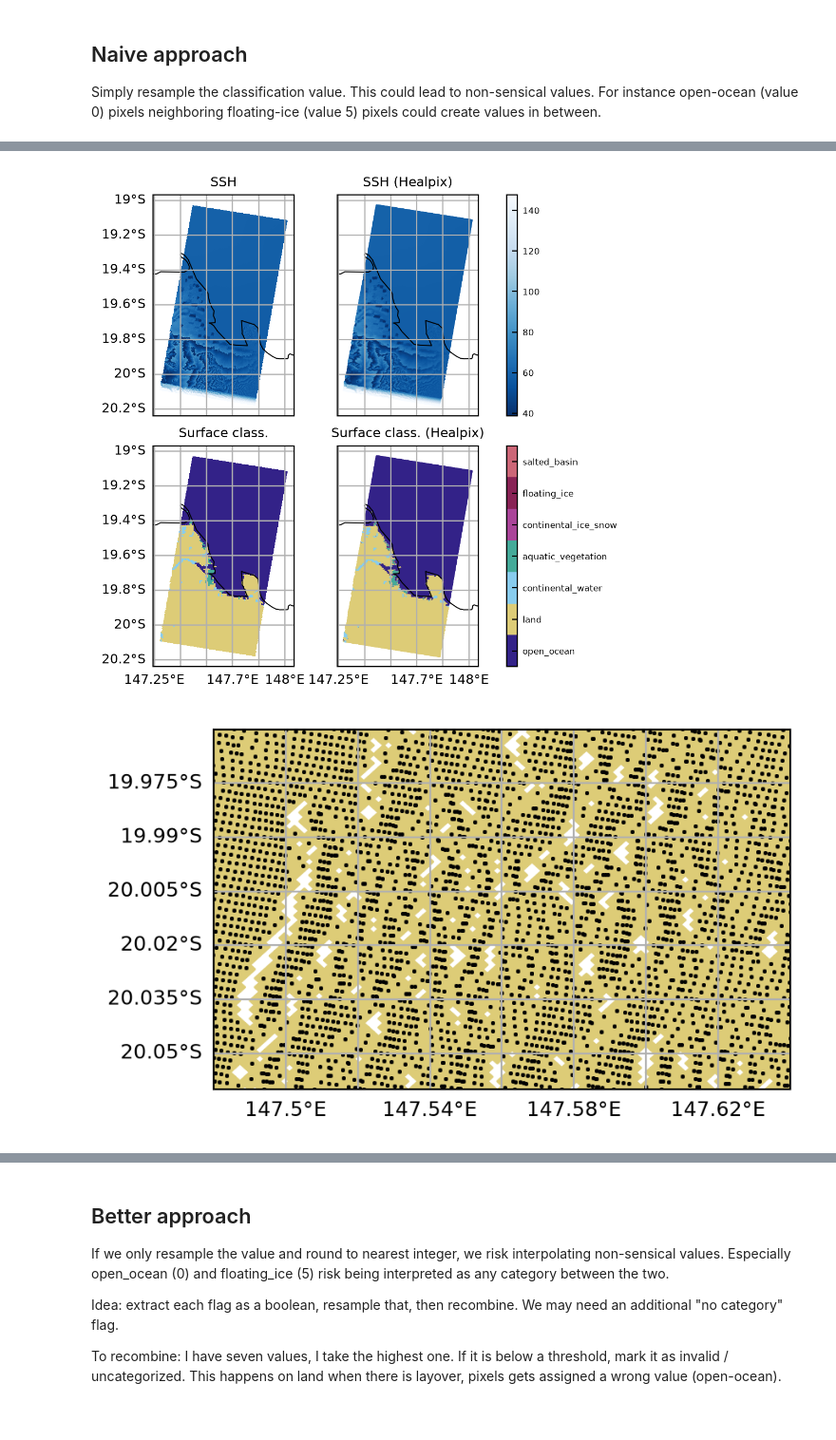
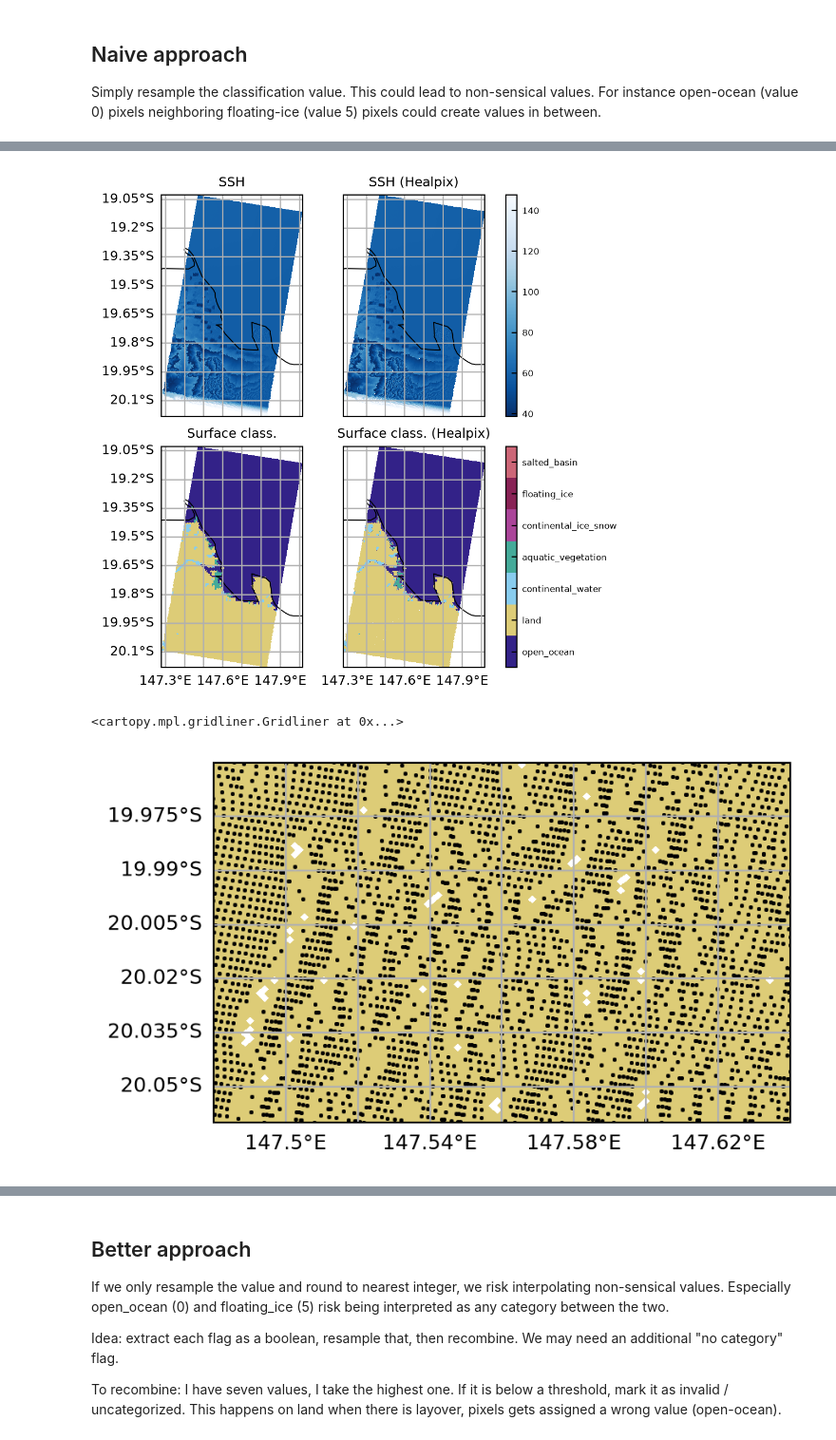
Before and after one commit to Descanonge/SWOT-Healpix, a Jupyter notebook: swot_healpix/resample/flags.ipynb, the cells around one changed output, grey strips where cells are left out. Shown at 95% size. Saved outputs shown, nothing was run; the diff lists cells and outputs as text; code cells hidden in the pictures.

```diff
--- a/swot_healpix/resample/flags.ipynb
+++ b/swot_healpix/resample/flags.ipynb
@@ -26,4 +25,6 @@ from swot_healpix.data import SWOT, check_target
 # 10: 6.3km
 level = 15
 
+healpix_grid = HealpixGrid(level=level, indexing_scheme="nested", ellipsoid="WGS84")
+
 track = SWOT(cycle=546, track=19, version="PGC0")
@@ -177,10 +171,11 @@ resampler = PSFResampler(
     lon_deg=lon,
     lat_deg=lat,
     level=level,
-    verbose=True
+    verbose=True,
+    sigma_m=300
 )
 
 class_hp = resampler.resample(class_1d, lam=0.1)
-ssh_hp = resampler.resample(ssh_1d, lam=1.0)
+ssh_hp = resampler.resample(ssh_1d, lam=0.1)
 # %% [output]
 [PSFResampler] area not provided and no shared-latitude-ring structure detected: falling back to a uniform weight of 1.0 per sample.
@@ -224,57 +225,57 @@ im_ssh = swath.ssh_karin_2.plot.pcolormesh(
 axes[0, 0].set_title("SSH")
 
 # SSH Healpix
-vertices = np.stack(
-    healpix_geo.nested.vertices(ssh_hp.cell_ids, depth=level, ellipsoid="WGS84"),
-    axis=-1,
+healpix_pcolormesh(
+    ssh_hp.cell_ids,
+    ssh_hp.cell_data,
+    healpix_grid=healpix_grid,
+    level_tile=7,
+    cmap="Blues_r",
+    vmin=ssh_vmin,
+    vmax=ssh_vmax,
+    ax=axes[0, 1],
 )
-colorizer = plt.Colorizer("Blues_r", norm=plt.Normalize(ssh_vmin, ssh_vmax))
-colors = colorizer.to_rgba(ssh_hp.cell_data)
-polys = PolyCollection(vertices[:-1], ec=colors, fc=colors)
-axes[0, 1].add_collection(polys)
-
 fig.colorbar(im_ssh, ax=axes[0])
 axes[0, 1].set_title("SSH (Healpix)")
 
 # Classification
 im_cls = classification.plot.pcolormesh(
     x="longitude",
     y="latitude",
     ax=axes[1, 0],
-    # cmap=tc.rainbow_PuRd,
     cmap=class_cmap,
     vmin=0,
     vmax=7,
     add_colorbar=False,
 )
 axes[1, 0].set_title("Surface class.")
 
 # Classification (Healpix)
-vertices = np.stack(
-    healpix_geo.nested.vertices(class_hp.cell_ids, depth=level, ellipsoid="WGS84"),
-    axis=-1,
+healpix_pcolormesh(
+    class_hp.cell_ids,
+    np.rint(class_hp.cell_data),
+    healpix_grid=healpix_grid,
+    level_tile=7,
+    vmin=0,
+    vmax=7,
+    cmap=class_cmap,
+    ax=axes[1, 1],
 )
-colors = np.array(class_cmap.colors)[np.rint(class_hp.cell_data).astype("i")]
-polys = PolyCollection(vertices[:-1], ec=colors, fc=colors)
-axes[1, 1].add_collection(polys)
-
 cbar = fig.colorbar(im_cls, ax=axes[1], ticks=np.arange(0, 7) + 0.5)
 cbar.set_ticklabels(class_meanings)
 axes[1, 1].set_title("Surface class. (Healpix)")
 
 for ax in axes.flat:
     ax.coastlines(lw=0.7)
     ax.set_aspect("equal")
     ax.gridlines()
 
 for ax in axes[:, 0]:
     ax.gridlines(draw_labels={"left": "y"})
 for ax in axes[-1]:
     ax.gridlines(draw_labels={"bottom": "x"})
-
-savefig(fig, "classification_naive.png")
 # %% [output]
-[figure, old version]
+[figure, new version]
 # %%
 # Show postings to explain missing cells over land (due to layovers)
 
@@ -285,14 +286,15 @@ fig, ax = plt.subplots(
     layout="constrained",
 )
 
-# Classification (Healpix)
-vertices = np.stack(
-    healpix_geo.nested.vertices(class_hp.cell_ids, depth=level, ellipsoid="WGS84"),
-    axis=-1,
+healpix_pcolormesh(
+    class_hp.cell_ids,
+    np.rint(class_hp.cell_data),
+    healpix_grid=healpix_grid,
+    level_tile=7,
+    vmin=0,
+    vmax=7,
+    cmap=class_cmap,
 )
-colors = np.array(class_cmap.colors)[np.rint(class_hp.cell_data).astype("i")]
-polys = PolyCollection(vertices[:-1], ec=colors, fc=colors)
-ax.add_collection(polys)
 
 ax.scatter(
     swath.longitude,
@@ -308,10 +310,9 @@ ax.set_ylim(-20.06, -19.96)
 ax.coastlines(lw=0.7)
 ax.set_aspect("equal")
 ax.gridlines(draw_labels={"left": "y", "bottom": "x"})
-
-savefig(fig, "posting_holes.png")
 # %% [output]
+<cartopy.mpl.gridliner.Gridliner at 0x...>
-[figure, old version]
+[figure, new version]
 # %%
 # Show coordinates along a line
 
```
Also changed, not shown: parts of 11 cells of this notebook, 2 other files.
